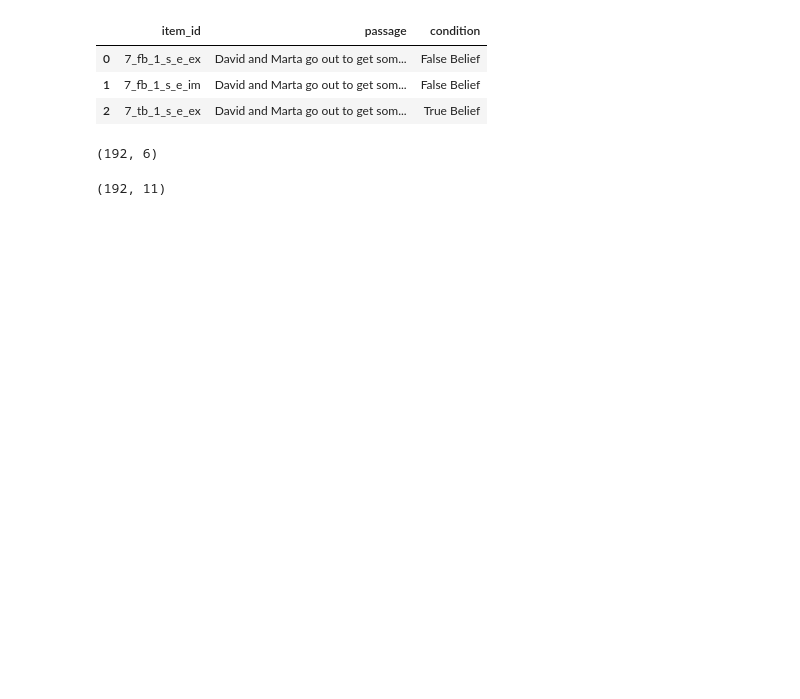
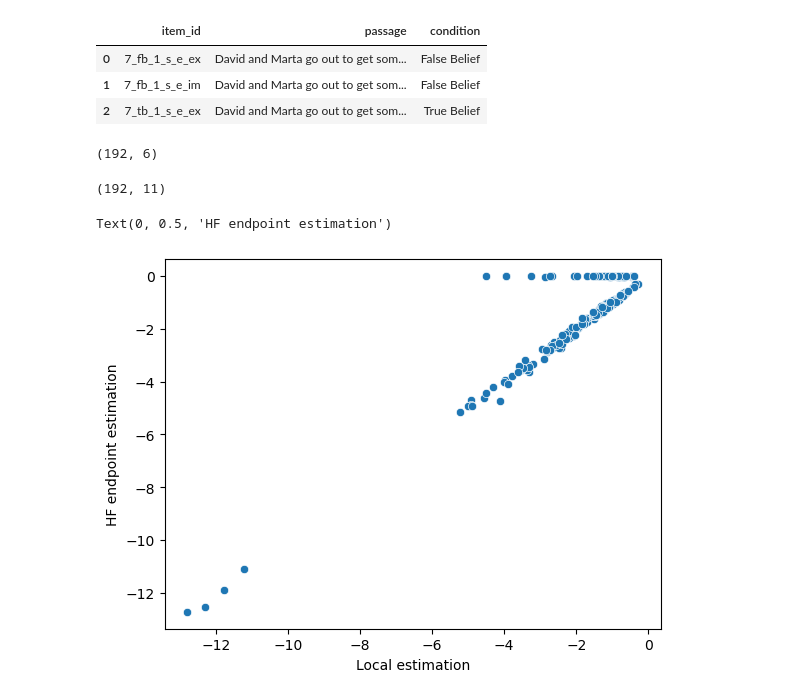
Before and after one commit to seantrott/open_llm_tom, a Jupyter notebook: Compare logprobs.ipynb, the cells around one changed output. Cells and saved outputs as stored; diff of their text form; code cells hidden in the pictures; blank space fills up the shorter version.

```diff
--- a/Compare logprobs.ipynb
+++ b/Compare logprobs.ipynb
@@ -81,3 +65,10 @@ df_all = pd.merge(df_merged, df_llama)
 df_all.shape
 # %% [output]
 (192, 11)
+# %%
+sns.scatterplot(data = df_all, x = "start_logprob", y = "lp_start")
+plt.xlabel("Local estimation")
+plt.ylabel("HF endpoint estimation")
+# %% [output]
+Text(0, 0.5, 'HF endpoint estimation')
+[figure, added]
```
Also changed, not shown: parts of 12 cells of this notebook, 3 other files.
